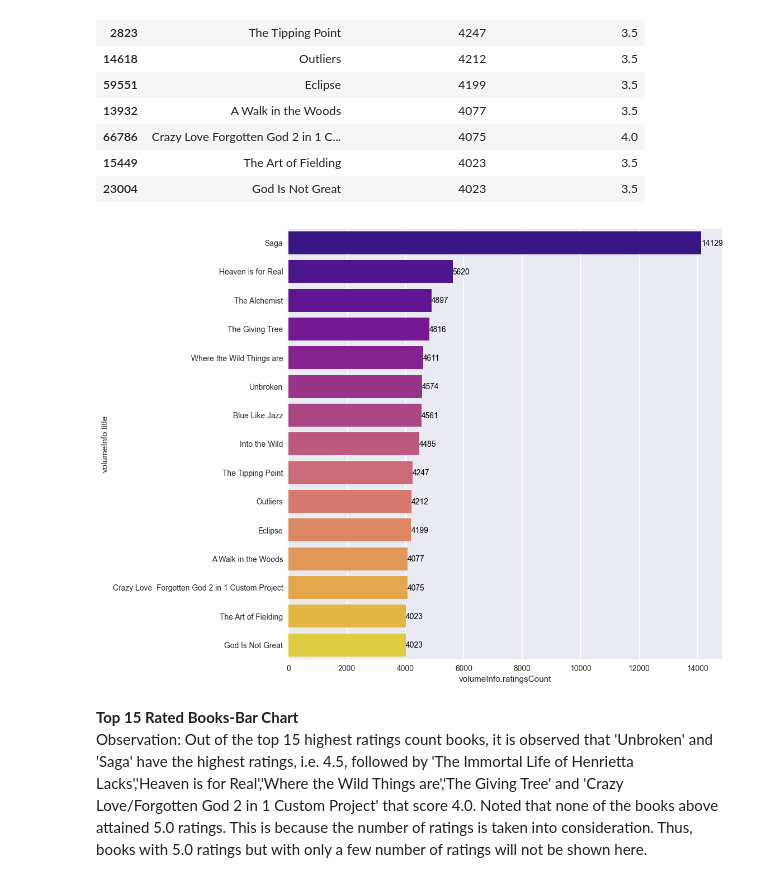
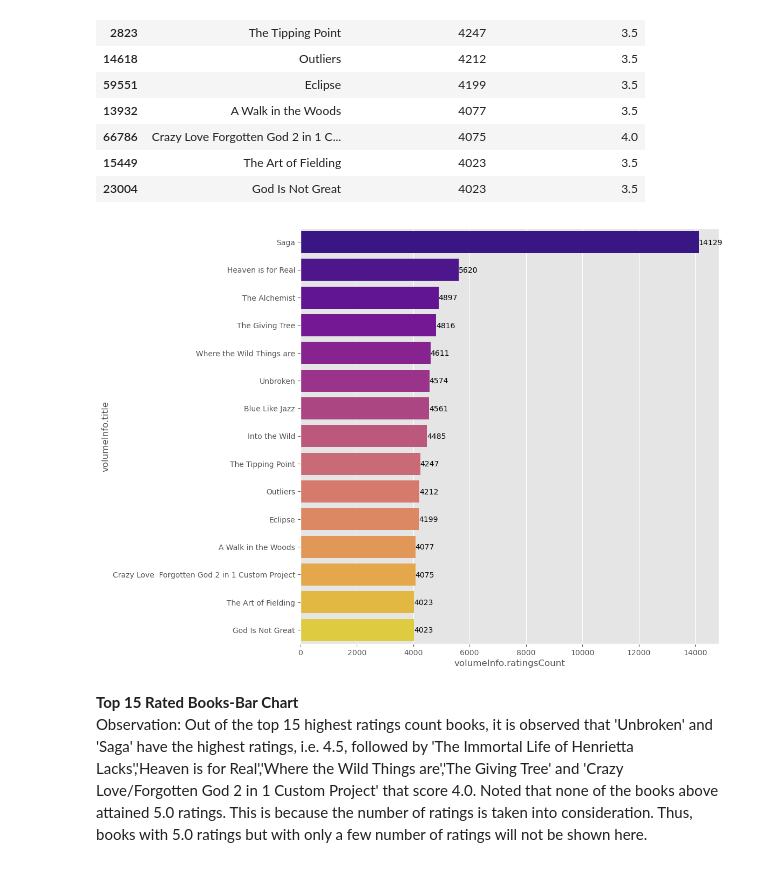
Before and after one commit to hilarylimyuxuan/Book-Recommendation-System, a Jupyter notebook: Book Recommendation System - Google Book.ipynb, the cells around one changed output. Cells and saved outputs as stored; diff of their text form; code cells hidden in the pictures.

```diff
--- a/Book Recommendation System - Google Book.ipynb
+++ b/Book Recommendation System - Google Book.ipynb
@@ -1150,6 +1152,6 @@ for i in ax.patches:
     totals.append(i.get_width())
 total = sum(totals)
 for i in ax.patches:
-    ax.text(i.get_width()+.2, i.get_y()+.2,str(round(i.get_width())), fontsize=15,color='black')
+    plt.text(i.get_width()+0.2, i.get_y()+0.5, str(round(i.get_width())),fontsize = 15, color ='black')
 plt.show()
 # %% [output]
@@ -1199,6 +1201,6 @@ for i in ax.patches:
     totals.append(i.get_width())
 total = sum(totals)
 for i in ax.patches:
-    ax.text(i.get_width()+.2, i.get_y()+.2,str(round(i.get_width())), fontsize=15,color='black')
+    plt.text(i.get_width()+0.2, i.get_y()+0.5, str(round(i.get_width())),fontsize = 15, color ='black')
 plt.show()
 # %% [output]
@@ -1333,9 +1341,11 @@ Observation: Most of the books have neither formats available.
 # %%
 fig = plt.figure(figsize = (4,5))
 
-ax = plt.bar(availability_df['Type'], availability_df['Amount'], color ='indigo',width = 0.4)
-plt.xlabel("Availability")
-plt.ylabel("Number of Books")
-plt.title("Availability of ePub and PDF")
+ax = sns.barplot(x='Type', y='Amount', data=availability_df, errwidth=0, palette = 'plasma')
+ax.set_title("Availability of ePub and PDF")
+ax.set_xlabel("Availability")
+ax.set_ylabel("Number of Books")
+for i in ax.containers:
+    ax.bar_label(i,)
 plt.show()
 # %% [output]
@@ -1480,12 +1490,11 @@ price_df_forsale_v2
 # %%
 plt.figure(figsize=(10, 10))
 
-data = price_df_forsale_v2
-am = sns.barplot(x=price_df_forsale_v2['price_range'], y=price_df_forsale_v2['No_of_books'], data=data, palette="plasma")
-am.set_title("Price Range for Books for Sale")
-am.set_xlabel("Price Range")
-am.set_ylabel("No of Books")
-for i in am.patches:
-    am.text(i.get_width() + .05, i.get_y() + 0.5, str(round(i.get_width())), fontsize = 10, color = 'k')
+ax = sns.barplot(x='price_range', y='No_of_books', data=price_df_forsale_v2, errwidth=0, palette = 'plasma')
+ax.set_title("Price Range for Books for Sale")
+ax.set_xlabel("Price Range")
+ax.set_ylabel("No of Books")
+for i in ax.containers:
+    ax.bar_label(i,)
 plt.show()
 # %% [output]
@@ -1536,17 +1545,16 @@ display(top_fifteen_books[['volumeInfo.title', 'volumeInfo.ratingsCount', 'volum
 | 15449 | The Art of Fielding | 4023 | 3.5 |
 | 23004 | God Is Not Great | 4023 | 3.5 |
 # %%
-plt.style.use("seaborn-v0_8")
 plt.figure(figsize=(10, 10))
 
 data = top_fifteen_books.head(15)
 gr = sns.barplot(x="volumeInfo.ratingsCount", y="volumeInfo.title", data=data, palette="plasma")
 
 for i in gr.patches:
     gr.text(i.get_width() + .05, i.get_y() + 0.5, str(round(i.get_width())), fontsize = 10, color = 'k')
 plt.show()
 # %% [output]
-[figure, old version]
+[figure, new version]
 # %% [markdown]
 **Top 15 Rated Books-Bar Chart**
 <br/>
```
Also changed, not shown: parts of 20 cells of this notebook.
